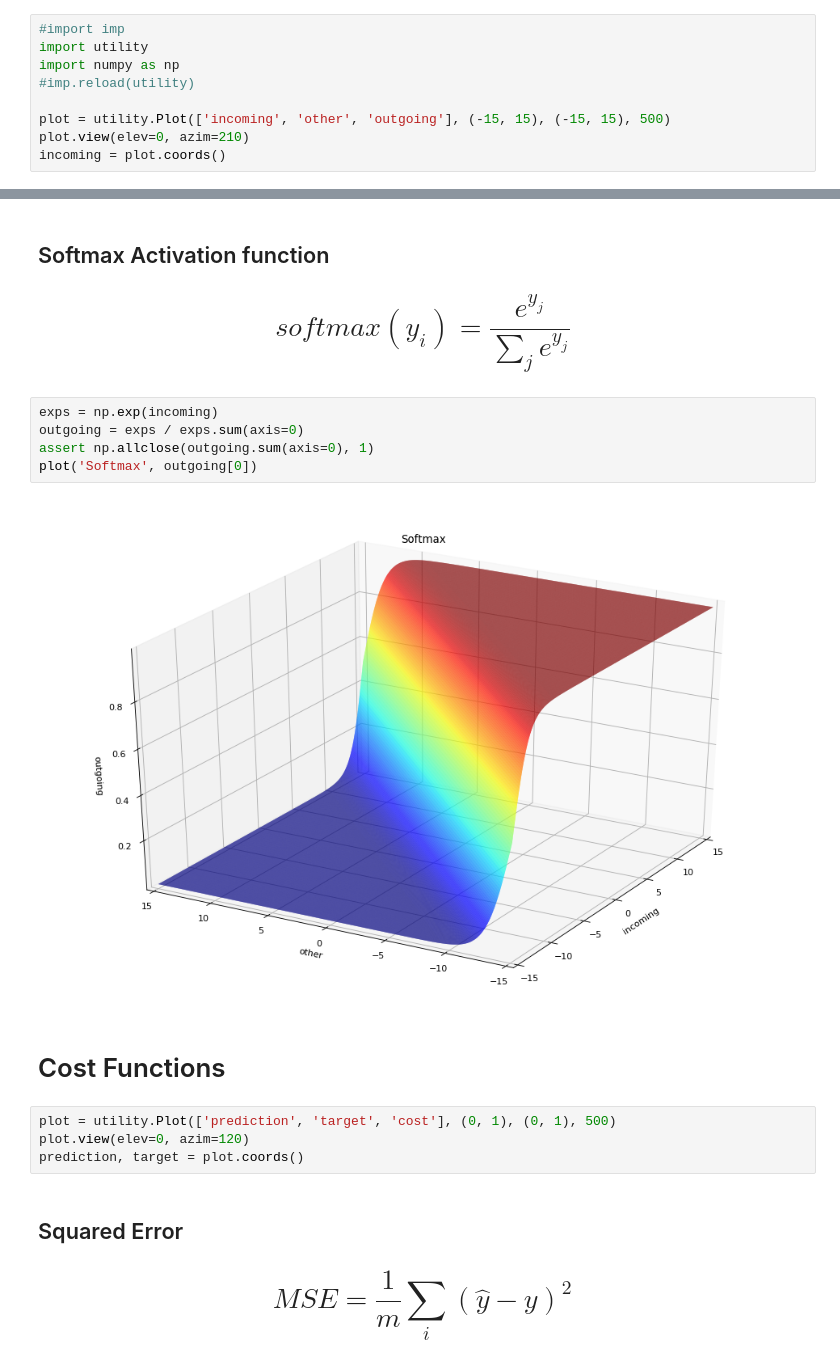
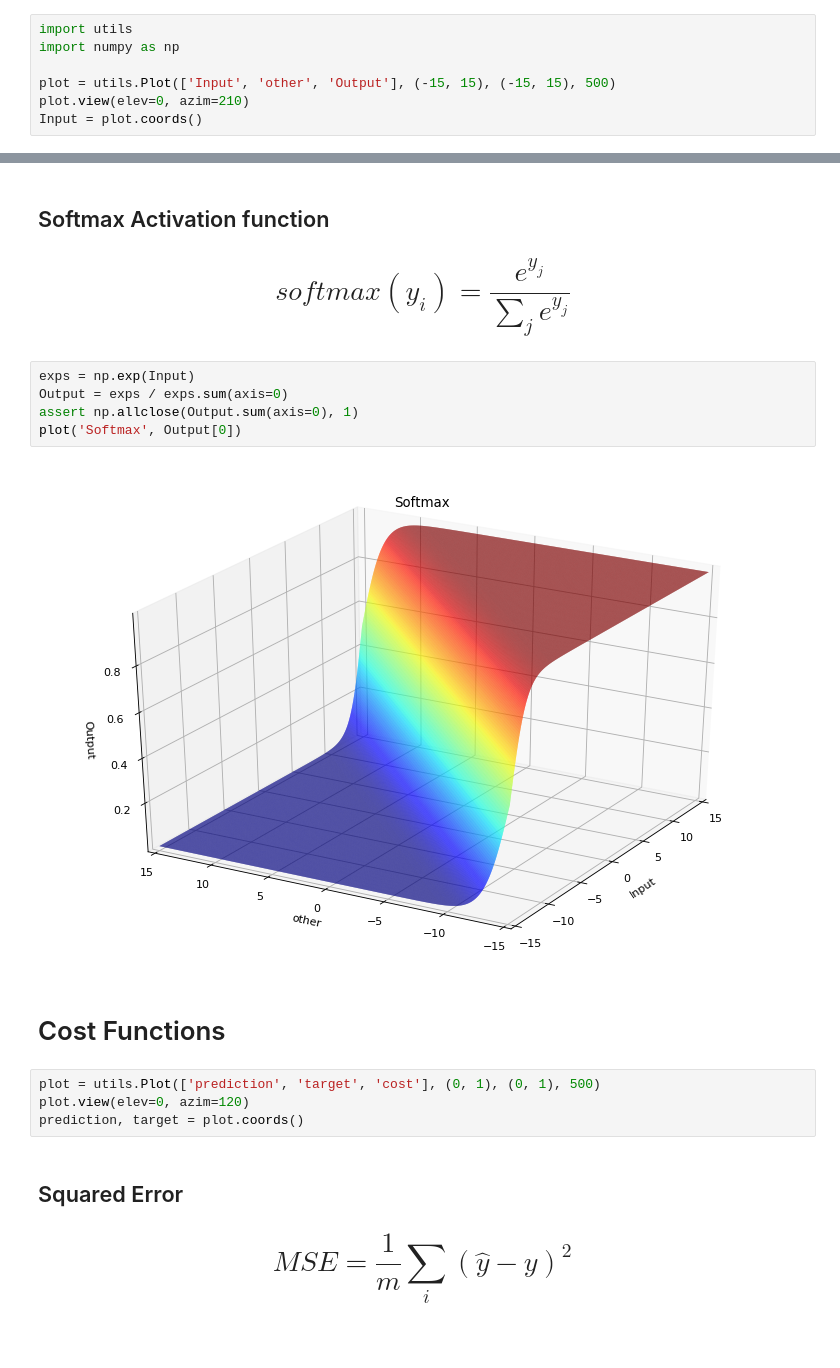
Before and after one commit to tasbirul/Deep-Learning, a Jupyter notebook: Intro-Deep-Learning/01_Deep_Learning_Functions.ipynb, the cells around one changed output, grey strips where cells are left out. Drawn from its saved outputs; the diff is of its cells as text; blank space fills up the shorter version.

```diff
--- a/Intro-Deep-Learning/01_Deep_Learning_Functions.ipynb
+++ b/Intro-Deep-Learning/01_Deep_Learning_Functions.ipynb
@@ -1,11 +1,9 @@
 # %% [markdown]
 # Deep Learning Functions
 # %%
-#import imp
-import utility
+import utils
 import numpy as np
-#imp.reload(utility)
 
-plot = utility.Plot(['incoming', 'other', 'outgoing'], (-15, 15), (-15, 15), 500)
+plot = utils.Plot(['Input', 'other', 'Output'], (-15, 15), (-15, 15), 500)
 plot.view(elev=0, azim=210)
-incoming = plot.coords()
+Input = plot.coords()
@@ -46,16 +56,16 @@ plot('ReLU', outgoing[0])
 
 # $$ softmax(y_i) = \frac{e^{y_j}}{\sum_j e^{y_j}}$$
 # %%
-exps = np.exp(incoming)
-outgoing = exps / exps.sum(axis=0)
-assert np.allclose(outgoing.sum(axis=0), 1)
-plot('Softmax', outgoing[0])
+exps = np.exp(Input)
+Output = exps / exps.sum(axis=0)
+assert np.allclose(Output.sum(axis=0), 1)
+plot('Softmax', Output[0])
 # %% [output]
-[figure, old version]
+[figure, new version]
 # %% [markdown]
 # Cost Functions
 # %%
-plot = utility.Plot(['prediction', 'target', 'cost'], (0, 1), (0, 1), 500)
+plot = utils.Plot(['prediction', 'target', 'cost'], (0, 1), (0, 1), 500)
 plot.view(elev=0, azim=120)
 prediction, target = plot.coords()
 # %% [markdown]
```
Also changed, not shown: parts of 7 cells of this notebook, 5 other files.
